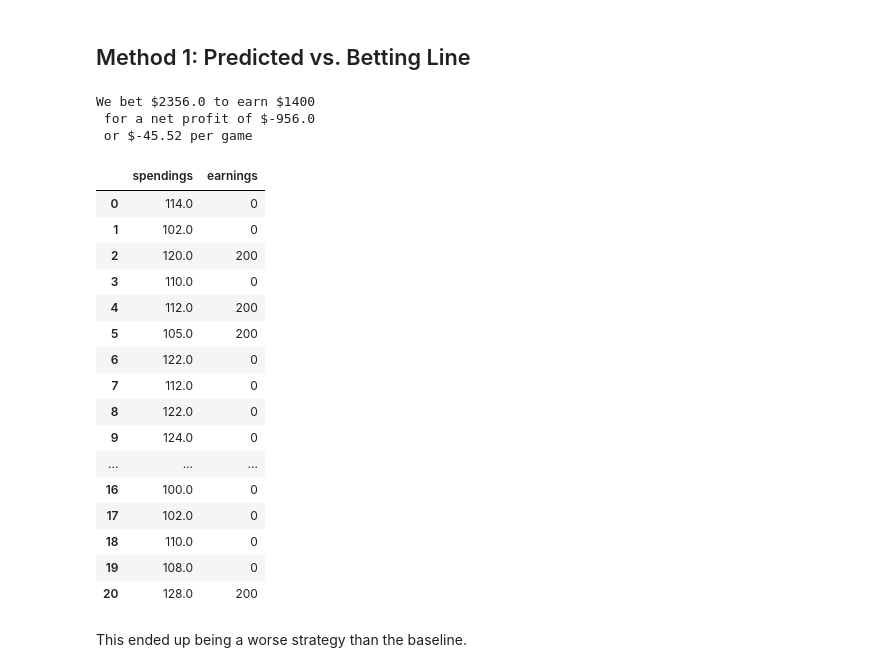
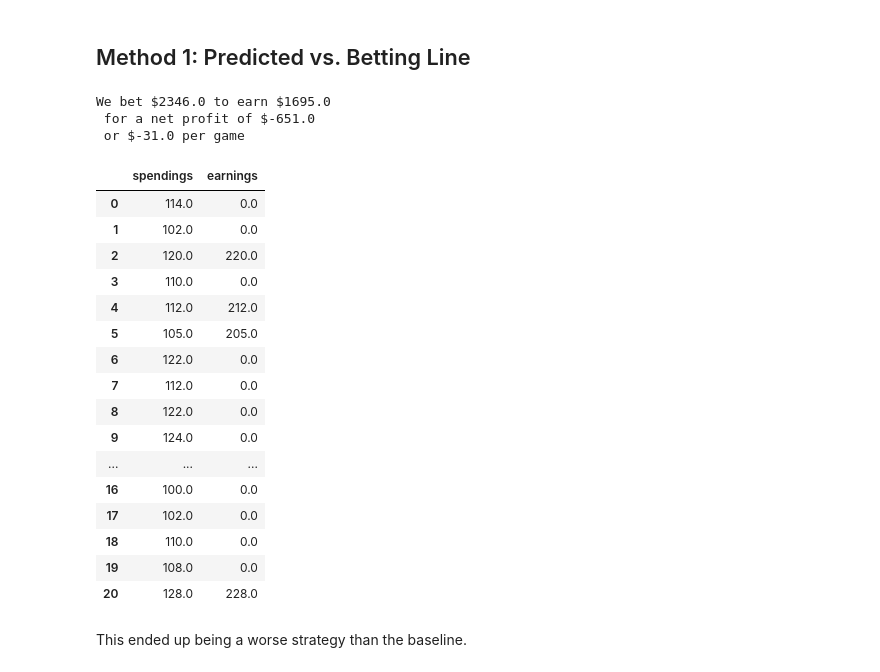
Before and after one commit to jwu04/LSTM-Project, a Jupyter notebook: LSTM.ipynb, the cells around one changed output. Cells and saved outputs as stored; diff of their text form; code cells hidden in the pictures.

```diff
--- a/LSTM.ipynb
+++ b/LSTM.ipynb
@@ -505,7 +505,7 @@ for index, row in bettinglinesdf.iterrows():
         elif over < 0:
             spendings.append(-over)
             if actual > line:
-                earnings.append(100 + 100)
+                earnings.append(100 - over)
             else:
                 earnings.append(0)  # Add 0 if no earnings
     # Betting under
@@ -519,7 +519,7 @@ for index, row in bettinglinesdf.iterrows():
         elif under < 0:
             spendings.append(-under)
             if actual < line:
-                earnings.append(100 + 100)
+                earnings.append(100 - under)
             else:
                 earnings.append(0)  # Add 0 if no earnings
 
@@ -586,56 +586,56 @@ for index, row in bettinglinesdf.iterrows():
         elif over < 0:
             spendings.append(-over)
             if actual > line:
-                earnings.append(100 + 100)
+                earnings.append(100 - over)
             else:
                 earnings.append(0)  # Add 0 if no earnings
     # Betting under
     elif predicted < line:
         if under > 0:
             spendings.append(100)
             if actual < line:
                 earnings.append(100 + under)
             else:
                 earnings.append(0)  # Add 0 if no earnings
         elif under < 0:
             spendings.append(-under)
             if actual < line:
-                earnings.append(100 + 100)
+                earnings.append(100 - under)
             else:
                 earnings.append(0)  # Add 0 if no earnings
 
 # Convert lists to NumPy arrays
 spendings = np.array(spendings)
 earnings = np.array(earnings)
 
 # Calculate total spendings and earnings
 total_spendings = spendings.sum()
 total_earnings = earnings.sum()
 
 print(f"We bet ${total_spendings} to earn ${total_earnings} \n for a net profit of ${total_earnings - total_spendings} \n or ${round((total_earnings - total_spendings)/len(spendings), 2)} per game")
 d = {'spendings': spendings, 'earnings': earnings}
 pd.DataFrame(data=d)
 # %% [output]
-We bet $2356.0 to earn $1400
- for a net profit of $-956.0
- or $-45.52 per game
+We bet $2346.0 to earn $1695.0
+ for a net profit of $-651.0
+ or $-31.0 per game
 |  | spendings | earnings |
-| 0 | 114.0 | 0 |
-| 1 | 102.0 | 0 |
-| 2 | 120.0 | 200 |
-| 3 | 110.0 | 0 |
-| 4 | 112.0 | 200 |
-| 5 | 105.0 | 200 |
-| 6 | 122.0 | 0 |
-| 7 | 112.0 | 0 |
-| 8 | 122.0 | 0 |
-| 9 | 124.0 | 0 |
+| 0 | 114.0 | 0.0 |
+| 1 | 102.0 | 0.0 |
+| 2 | 120.0 | 220.0 |
+| 3 | 110.0 | 0.0 |
+| 4 | 112.0 | 212.0 |
+| 5 | 105.0 | 205.0 |
+| 6 | 122.0 | 0.0 |
+| 7 | 112.0 | 0.0 |
+| 8 | 122.0 | 0.0 |
+| 9 | 124.0 | 0.0 |
 | ... | ... | ... |
-| 16 | 100.0 | 0 |
-| 17 | 102.0 | 0 |
-| 18 | 110.0 | 0 |
-| 19 | 108.0 | 0 |
-| 20 | 128.0 | 200 |
+| 16 | 100.0 | 0.0 |
+| 17 | 102.0 | 0.0 |
+| 18 | 110.0 | 0.0 |
+| 19 | 108.0 | 0.0 |
+| 20 | 128.0 | 228.0 |
 # %% [markdown]
 This ended up being a worse strategy than the baseline.
 # %% [markdown]
```
Also changed, not shown: parts of 7 cells of this notebook.
